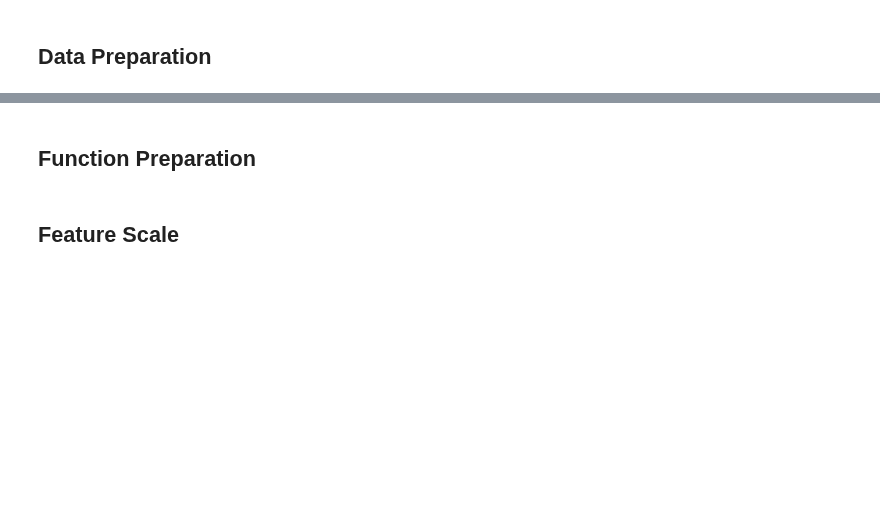
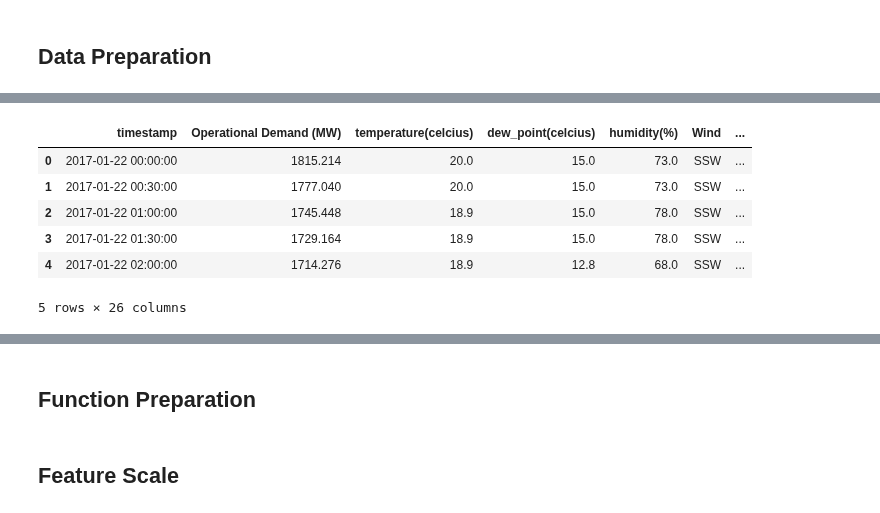
Before and after one commit to zheyzhang/Capstone-Individual, a Jupyter notebook: Data Modelling/WU_model.ipynb, the cells around one changed output, grey strips where cells are left out. Drawn from its saved outputs; the diff is of its cells as text; code cells hidden in the pictures; blank space fills up the shorter version.

```diff
--- a/Data Modelling/WU_model.ipynb
+++ b/Data Modelling/WU_model.ipynb
@@ -91,15 +89,26 @@ df.head()
 # %%
-# def create_time_features(df_in):
-#     df = df_in
-#     df['timestamp'] = pd.to_datetime(df['timestamp'], errors='coerce')
-#     df['Year'] = df['timestamp'].dt.year
-#     df['Month'] = df['timestamp'].dt.month
-#     df['Hour'] = df['timestamp'].dt.hour
-#     df['Day_of_week'] = df['timestamp'].dt.dayofweek
-#     df['Day_of_month'] = df['timestamp'].dt.day
-#     df['Day_of_year'] = df['timestamp'].dt.dayofyear
-#     df.set_index('timestamp', inplace=True, drop=True)
-#     # df = df.astype('int')
-#     df.reset_index(inplace=True)
-#     time_features_df = df
-#     return time_features_df
+def create_time_features(df_in):
+    df = df_in
+    df['timestamp'] = pd.to_datetime(df['timestamp'], errors='coerce')
+    df['Year'] = df['timestamp'].dt.year
+    df['Month'] = df['timestamp'].dt.month
+    df['Hour'] = df['timestamp'].dt.hour
+    df['Day_of_week'] = df['timestamp'].dt.dayofweek
+    df['Day_of_month'] = df['timestamp'].dt.day
+    df['Day_of_year'] = df['timestamp'].dt.dayofyear
+    df.set_index('timestamp', inplace=True, drop=True)
+    # df = df.astype('int')
+    df.reset_index(inplace=True)
+    time_features_df = df
+    return time_features_df
+df_a = create_time_features(df)
+df_a.columns.tolist()
+df_a.head()
+# %% [output]
+|  | timestamp | Operational Demand (MW) | temperature(celcius) | dew_point(celcius) | humidity(%) | Wind | ... |
+| 0 | 2017-01-22 00:00:00 | 1815.214 | 20.0 | 15.0 | 73.0 | SSW | ... |
+| 1 | 2017-01-22 00:30:00 | 1777.040 | 20.0 | 15.0 | 73.0 | SSW | ... |
+| 2 | 2017-01-22 01:00:00 | 1745.448 | 18.9 | 15.0 | 78.0 | SSW | ... |
+| 3 | 2017-01-22 01:30:00 | 1729.164 | 18.9 | 15.0 | 78.0 | SSW | ... |
+| 4 | 2017-01-22 02:00:00 | 1714.276 | 18.9 | 12.8 | 68.0 | SSW | ... |
+5 rows × 26 columns
```
Also changed, not shown: parts of 15 cells of this notebook.
